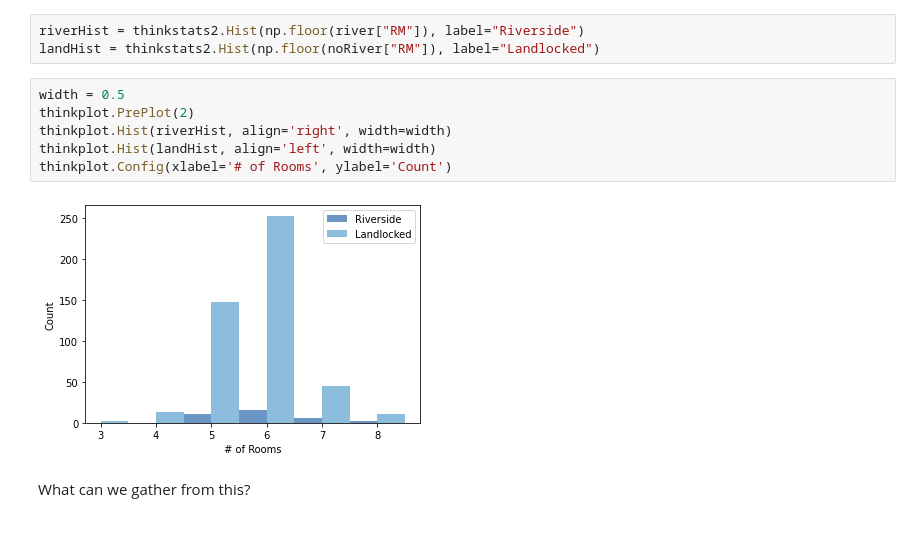
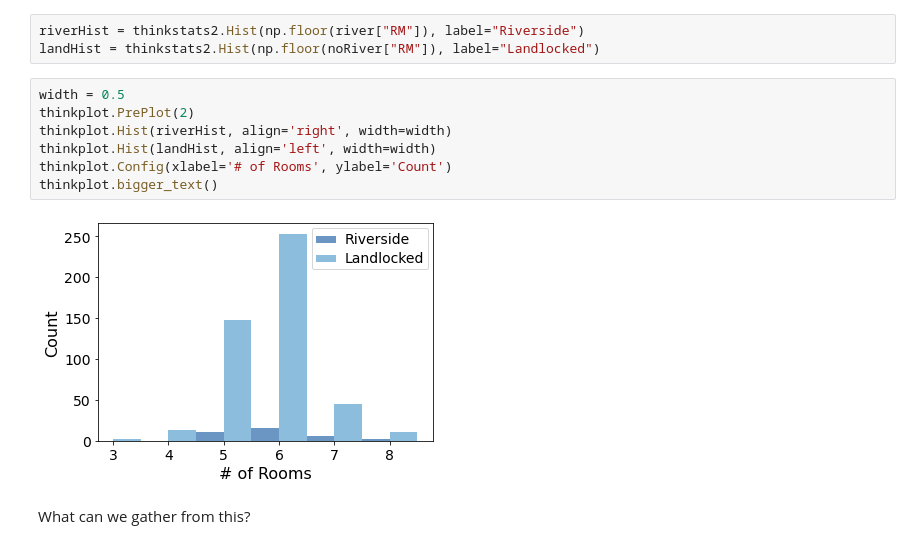
Before and after one commit to ASykes4/Basic_Stats_in_Python_Student_Workbooks, a Jupyter notebook: 002_Basic_Histograms.ipynb, the cells around one changed output. Saved outputs shown, nothing was run; the diff lists cells and outputs as text.

```diff
--- a/002_Basic_Histograms.ipynb
+++ b/002_Basic_Histograms.ipynb
@@ -197,11 +197,12 @@ landHist = thinkstats2.Hist(np.floor(noRiver["RM"]), label="Landlocked")
 # %%
 width = 0.5
 thinkplot.PrePlot(2)
 thinkplot.Hist(riverHist, align='right', width=width)
 thinkplot.Hist(landHist, align='left', width=width)
 thinkplot.Config(xlabel='# of Rooms', ylabel='Count')
+thinkplot.bigger_text()
 # %% [output]
-[figure, old version]
+[figure, new version]
 # %% [markdown]
 What can we gather from this?
 # %%
```
Also changed, not shown: parts of 5 cells of this notebook.
